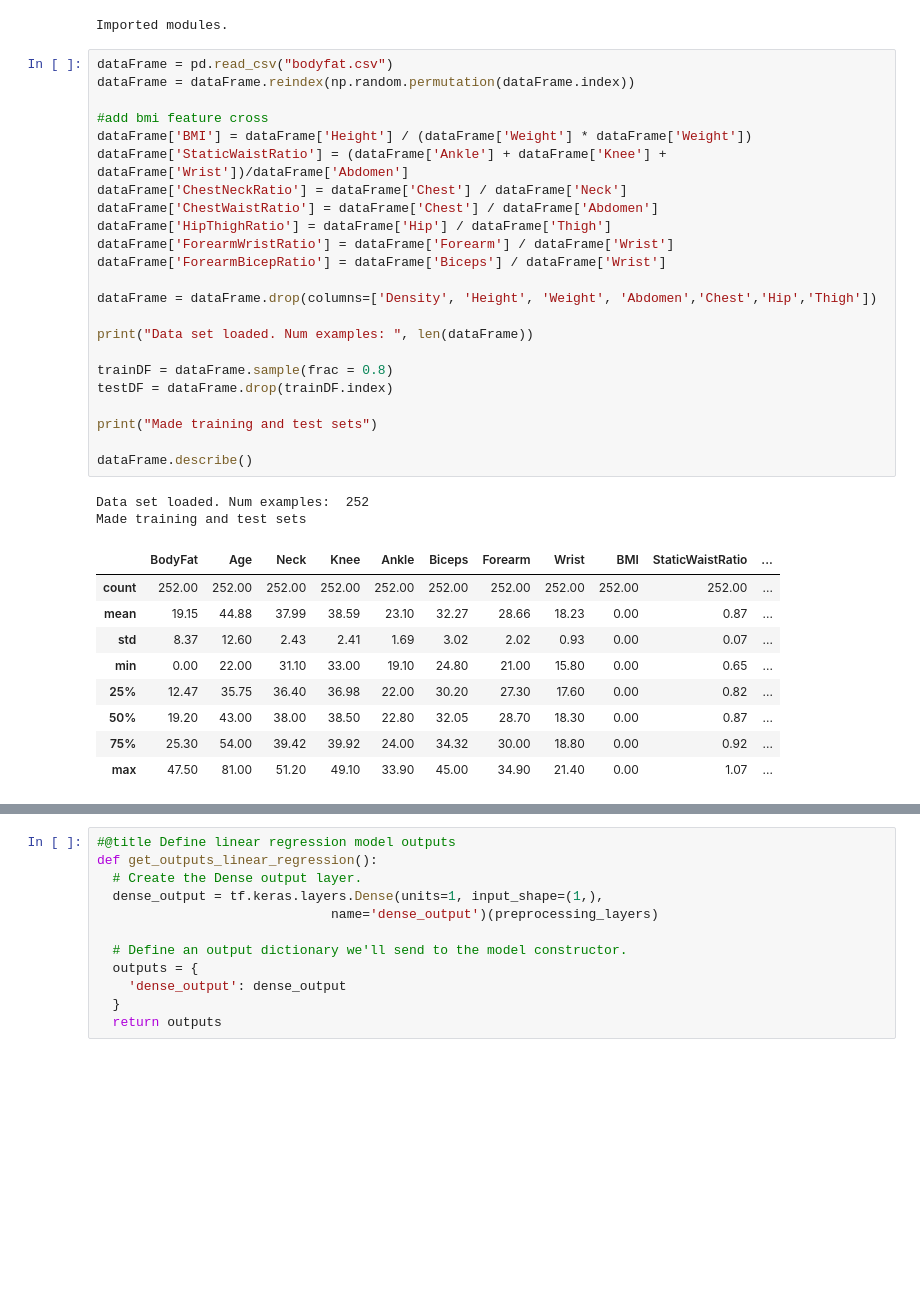
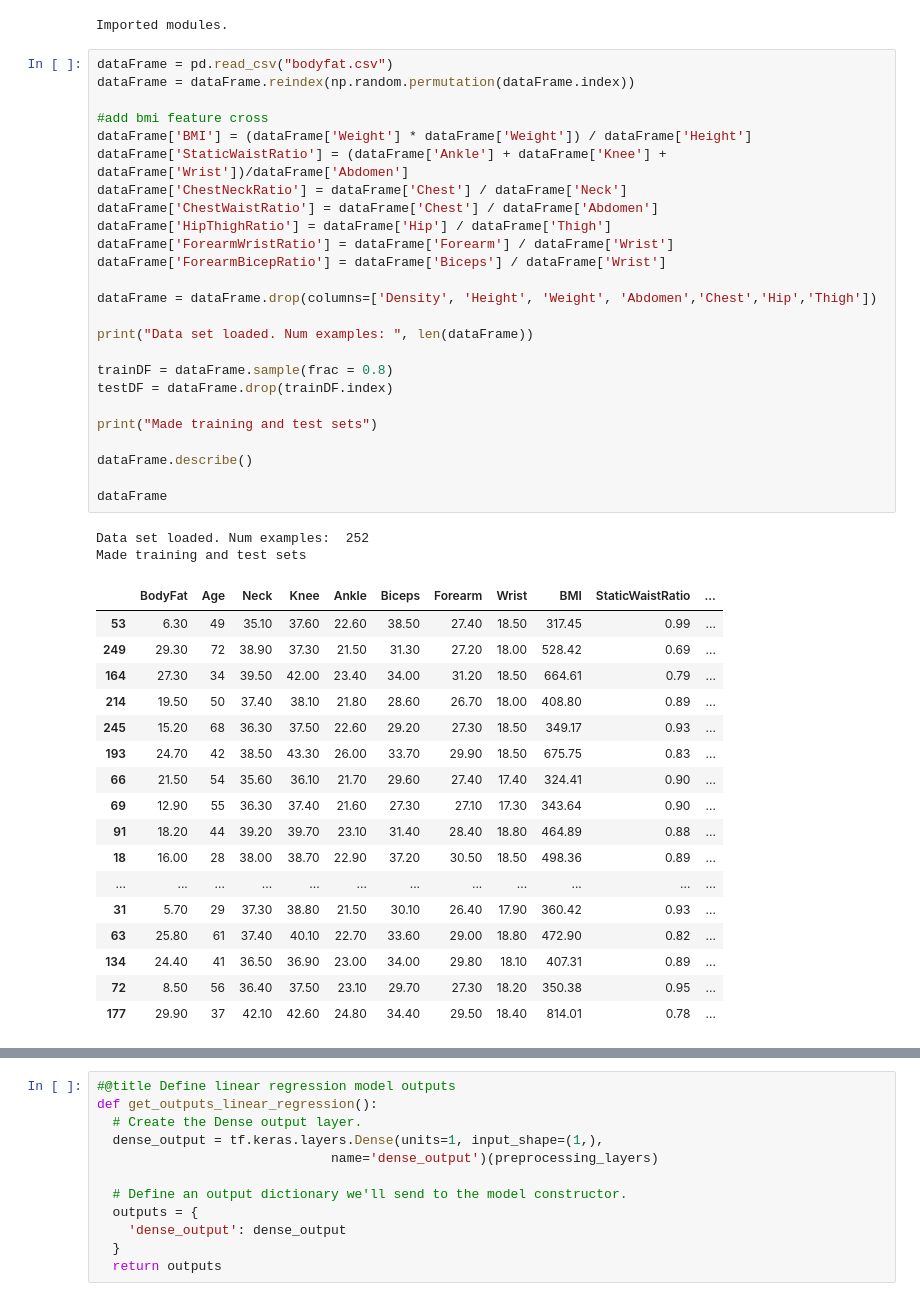
Before and after one commit to Stegi56/Body-Fat-Estimator, a Jupyter notebook: model.ipynb, the cells around one changed output, grey strips where cells are left out. Cells and saved outputs as stored; diff of their text form; blank space fills up the shorter version.

Commit message:
cleaned up data

```diff
--- a/model.ipynb
+++ b/model.ipynb
@@ -17,38 +17,48 @@ Imported modules.
 # %%
 dataFrame = pd.read_csv("bodyfat.csv")
 dataFrame = dataFrame.reindex(np.random.permutation(dataFrame.index))
 
 #add bmi feature cross
-dataFrame['BMI'] = dataFrame['Height'] / (dataFrame['Weight'] * dataFrame['Weight'])
+dataFrame['BMI'] = (dataFrame['Weight'] * dataFrame['Weight']) / dataFrame['Height']
 dataFrame['StaticWaistRatio'] = (dataFrame['Ankle'] + dataFrame['Knee'] + dataFrame['Wrist'])/dataFrame['Abdomen']
 dataFrame['ChestNeckRatio'] = dataFrame['Chest'] / dataFrame['Neck']
 dataFrame['ChestWaistRatio'] = dataFrame['Chest'] / dataFrame['Abdomen']
 dataFrame['HipThighRatio'] = dataFrame['Hip'] / dataFrame['Thigh']
 dataFrame['ForearmWristRatio'] = dataFrame['Forearm'] / dataFrame['Wrist']
 dataFrame['ForearmBicepRatio'] = dataFrame['Biceps'] / dataFrame['Wrist']
 
 dataFrame = dataFrame.drop(columns=['Density', 'Height', 'Weight', 'Abdomen','Chest','Hip','Thigh'])
 
 print("Data set loaded. Num examples: ", len(dataFrame))
 
 trainDF = dataFrame.sample(frac = 0.8)
 testDF = dataFrame.drop(trainDF.index)
 
 print("Made training and test sets")
 
 dataFrame.describe()
+
+dataFrame
 # %% [output]
 Data set loaded. Num examples:  252
 Made training and test sets
 |  | BodyFat | Age | Neck | Knee | Ankle | Biceps | Forearm | Wrist | BMI | StaticWaistRatio | ... |
-| count | 252.00 | 252.00 | 252.00 | 252.00 | 252.00 | 252.00 | 252.00 | 252.00 | 252.00 | 252.00 | ... |
-| mean | 19.15 | 44.88 | 37.99 | 38.59 | 23.10 | 32.27 | 28.66 | 18.23 | 0.00 | 0.87 | ... |
-| std | 8.37 | 12.60 | 2.43 | 2.41 | 1.69 | 3.02 | 2.02 | 0.93 | 0.00 | 0.07 | ... |
-| min | 0.00 | 22.00 | 31.10 | 33.00 | 19.10 | 24.80 | 21.00 | 15.80 | 0.00 | 0.65 | ... |
-| 25% | 12.47 | 35.75 | 36.40 | 36.98 | 22.00 | 30.20 | 27.30 | 17.60 | 0.00 | 0.82 | ... |
-| 50% | 19.20 | 43.00 | 38.00 | 38.50 | 22.80 | 32.05 | 28.70 | 18.30 | 0.00 | 0.87 | ... |
-| 75% | 25.30 | 54.00 | 39.42 | 39.92 | 24.00 | 34.32 | 30.00 | 18.80 | 0.00 | 0.92 | ... |
-| max | 47.50 | 81.00 | 51.20 | 49.10 | 33.90 | 45.00 | 34.90 | 21.40 | 0.00 | 1.07 | ... |
+| 53 | 6.30 | 49 | 35.10 | 37.60 | 22.60 | 38.50 | 27.40 | 18.50 | 317.45 | 0.99 | ... |
+| 249 | 29.30 | 72 | 38.90 | 37.30 | 21.50 | 31.30 | 27.20 | 18.00 | 528.42 | 0.69 | ... |
+| 164 | 27.30 | 34 | 39.50 | 42.00 | 23.40 | 34.00 | 31.20 | 18.50 | 664.61 | 0.79 | ... |
+| 214 | 19.50 | 50 | 37.40 | 38.10 | 21.80 | 28.60 | 26.70 | 18.00 | 408.80 | 0.89 | ... |
+| 245 | 15.20 | 68 | 36.30 | 37.50 | 22.60 | 29.20 | 27.30 | 18.50 | 349.17 | 0.93 | ... |
+| 193 | 24.70 | 42 | 38.50 | 43.30 | 26.00 | 33.70 | 29.90 | 18.50 | 675.75 | 0.83 | ... |
+| 66 | 21.50 | 54 | 35.60 | 36.10 | 21.70 | 29.60 | 27.40 | 17.40 | 324.41 | 0.90 | ... |
+| 69 | 12.90 | 55 | 36.30 | 37.40 | 21.60 | 27.30 | 27.10 | 17.30 | 343.64 | 0.90 | ... |
+| 91 | 18.20 | 44 | 39.20 | 39.70 | 23.10 | 31.40 | 28.40 | 18.80 | 464.89 | 0.88 | ... |
+| 18 | 16.00 | 28 | 38.00 | 38.70 | 22.90 | 37.20 | 30.50 | 18.50 | 498.36 | 0.89 | ... |
+| ... | ... | ... | ... | ... | ... | ... | ... | ... | ... | ... | ... |
+| 31 | 5.70 | 29 | 37.30 | 38.80 | 21.50 | 30.10 | 26.40 | 17.90 | 360.42 | 0.93 | ... |
+| 63 | 25.80 | 61 | 37.40 | 40.10 | 22.70 | 33.60 | 29.00 | 18.80 | 472.90 | 0.82 | ... |
+| 134 | 24.40 | 41 | 36.50 | 36.90 | 23.00 | 34.00 | 29.80 | 18.10 | 407.31 | 0.89 | ... |
+| 72 | 8.50 | 56 | 36.40 | 37.50 | 23.10 | 29.70 | 27.30 | 18.20 | 350.38 | 0.95 | ... |
+| 177 | 29.90 | 37 | 42.10 | 42.60 | 24.80 | 34.40 | 29.50 | 18.40 | 814.01 | 0.78 | ... |
 # %%
 # Keras Input tensors of float values.
 inputs = {
```
Also changed, not shown: parts of 7 cells of this notebook, 1 other file.
